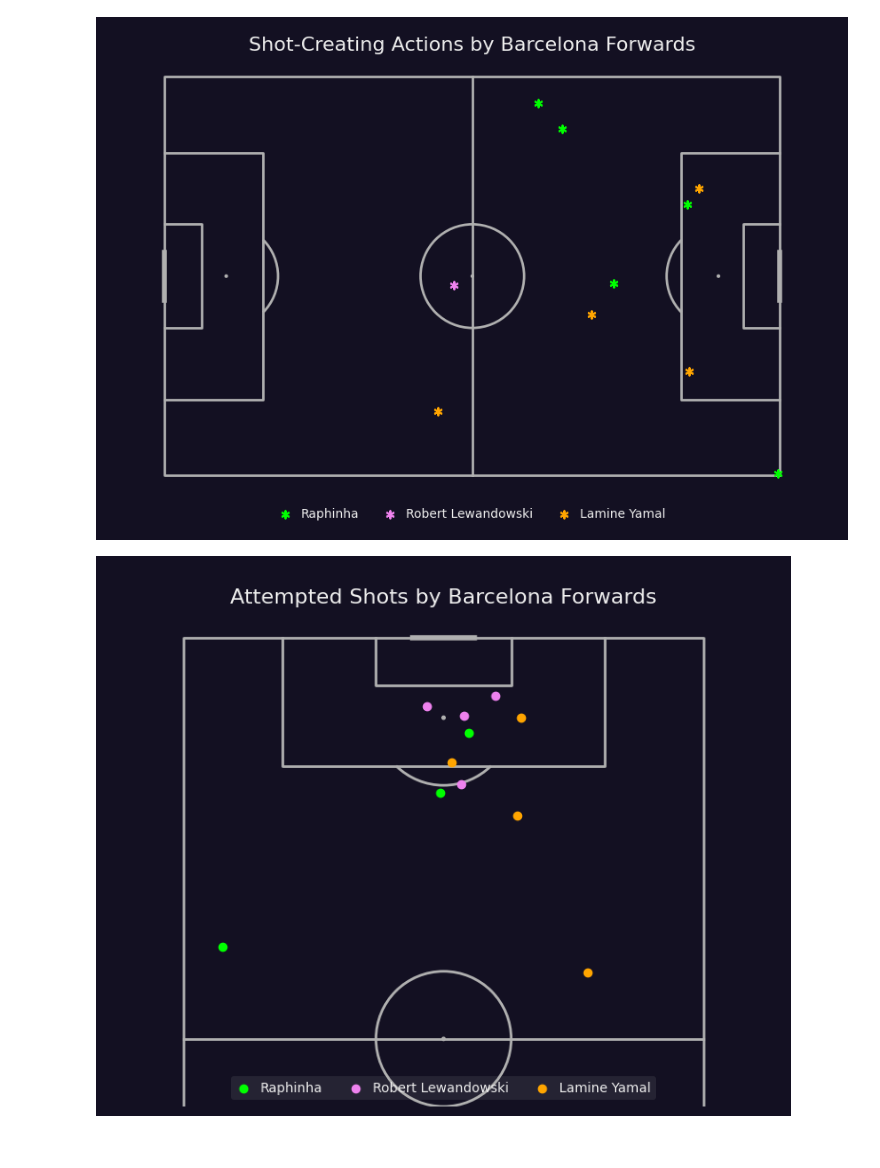
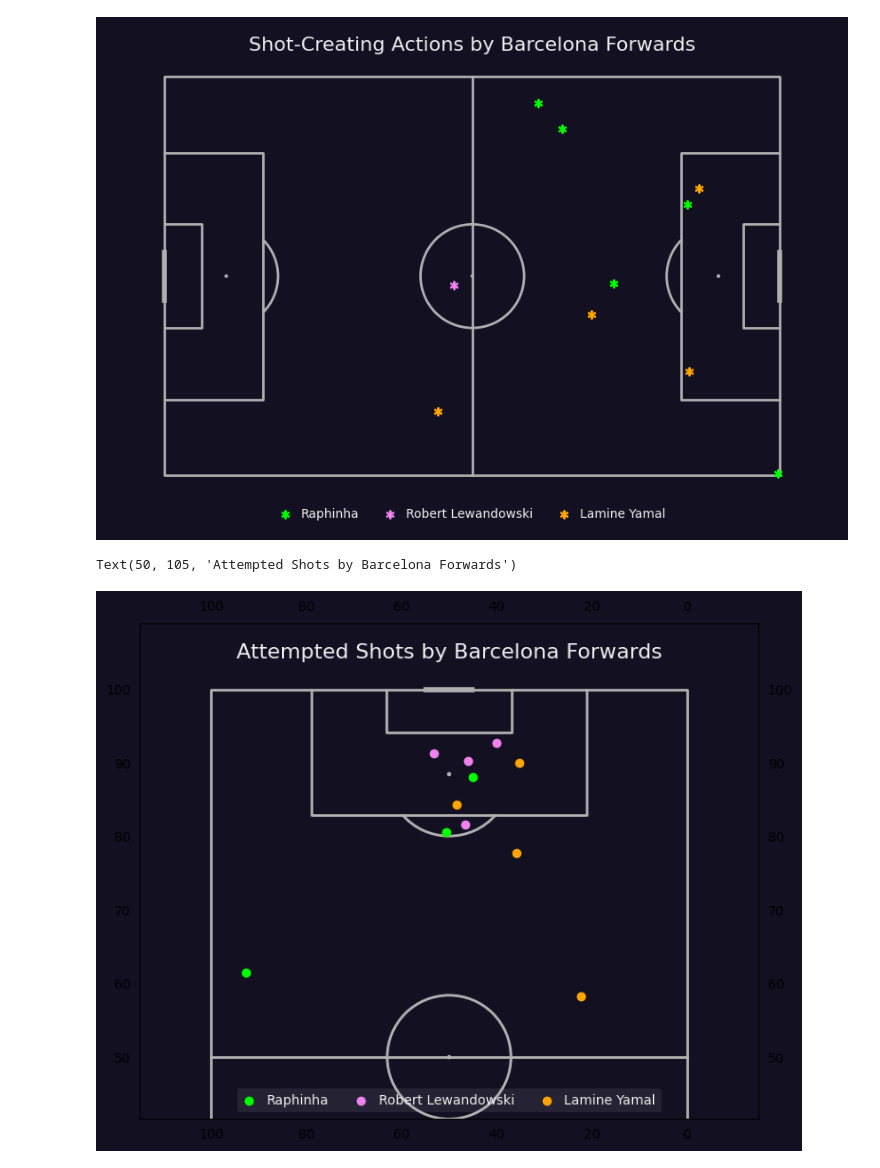
Before and after one commit to RidhoBeteer/barca-attacking-trio-vs-madrid, a Jupyter notebook: barca_fw_actions.ipynb, the cells around one changed output. Cells and saved outputs as stored; diff of their text form; code cells hidden in the pictures.

```diff
--- a/barca_fw_actions.ipynb
+++ b/barca_fw_actions.ipynb
@@ -213,25 +212,33 @@ plt.gca().invert_yaxis()
 # %% [output]
 [figure]
 # %%
-pitch4 = VerticalPitch(pitch_type='wyscout', pitch_color='#131022', pad_bottom=13, pad_top=14, pad_left=15, pad_right=15, half=True)
+pitch4 = VerticalPitch(pitch_type='opta', pitch_color='#131022', pad_bottom=13, pad_top=14, pad_left=15, pad_right=15, label=True, half=True, axis=True)
 fig4, ax4 = pitch4.draw(figsize=(10, 6), constrained_layout=False, tight_layout=True)
 fig4.set_facecolor('#131022')
+
+# pitch4.scatter(50, 50, ax=ax4, color='red', s=100)
+# pitch4.lines(50, 50, 100, 50, color='lime', comet=True, lw=3, transparent=True, ax=ax4)
 
 pitch4.scatter(fw_shot.loc[fw_shot.player_name == 'Raphinha'].x, fw_shot.loc[fw_shot.player_name == 'Raphinha'].y,
                c='lime', marker="o", ax=ax4, label='Raphinha')
 
 pitch4.scatter(fw_shot.loc[fw_shot.player_name == 'Robert Lewandowski'].x, fw_shot.loc[fw_shot.player_name == 'Robert Lewandowski'].y,
                c='#EE82EE', marker="o", ax=ax4, label='Robert Lewandowski')
 
 pitch4.scatter(fw_shot.loc[fw_shot.player_name == 'Lamine Yamal'].x, fw_shot.loc[fw_shot.player_name == 'Lamine Yamal'].y,
                c='orange', marker="o", ax=ax4, label='Lamine Yamal')
 
+# pitch4.lines(fw_shot.loc[fw_shot.player_name == 'Lamine Yamal'].x, fw_shot.loc[fw_shot.player_name == 'Lamine Yamal'].y,
+#              100 + fw_shot.loc[fw_shot.player_name == 'Lamine Yamal'].goalMouthY, fw_shot.loc[fw_shot.player_name == 'Lamine Yamal'].goalMouthY,
+#              color='orange', comet=True, lw=3, transparent=True, ax=ax4)
+
 legend4 = ax4.legend(facecolor='#ccc', framealpha=0.1,handlelength=1, edgecolor='None',
                      labelcolor='#eee', ncol=3, loc='lower center')
 ax4.text(50, 105, 'Attempted Shots by Barcelona Forwards', va='center', ha='center',
         fontsize=16, c='#eee')
 # for text in legend2.get_texts():
 #     text.set_fontsize(11)
-plt.gca().invert_xaxis()
+# plt.gca().invert_xaxis()
 # %% [output]
+Text(50, 105, 'Attempted Shots by Barcelona Forwards')
-[figure, old version]
+[figure, new version]
```
Also changed, not shown: parts of 2 cells of this notebook, 2 other files.
